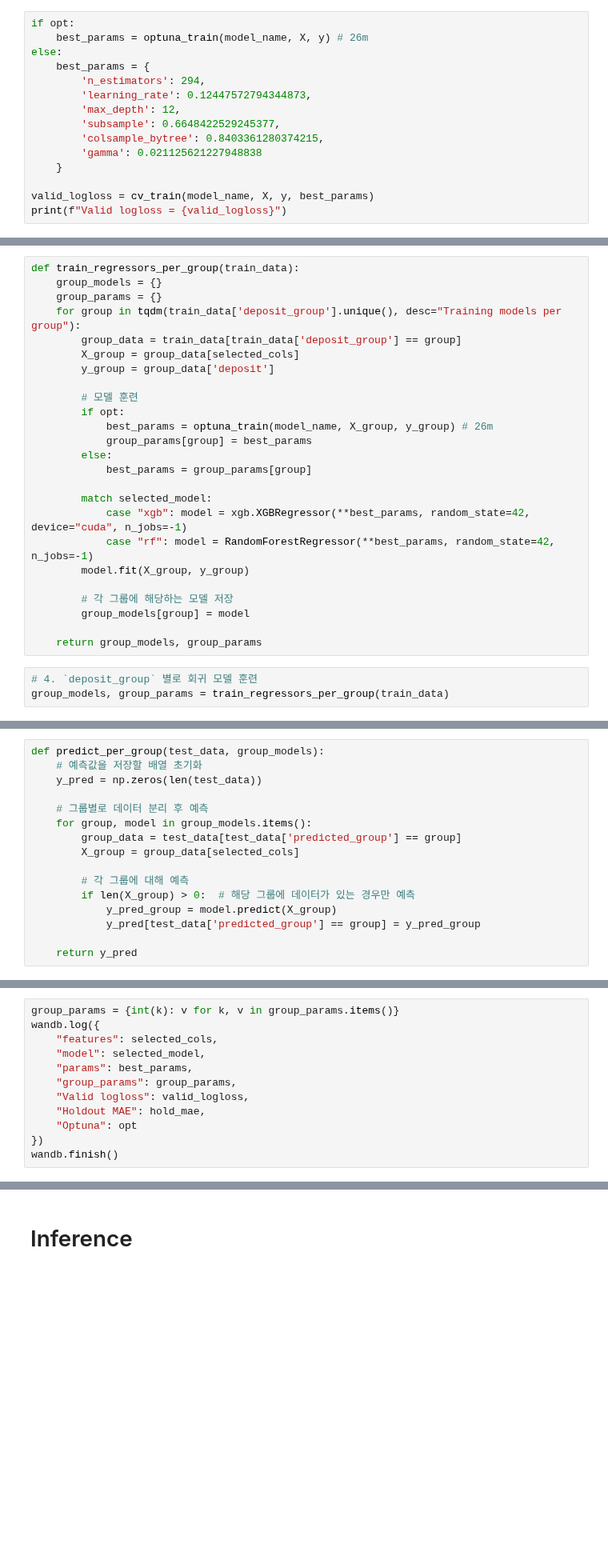
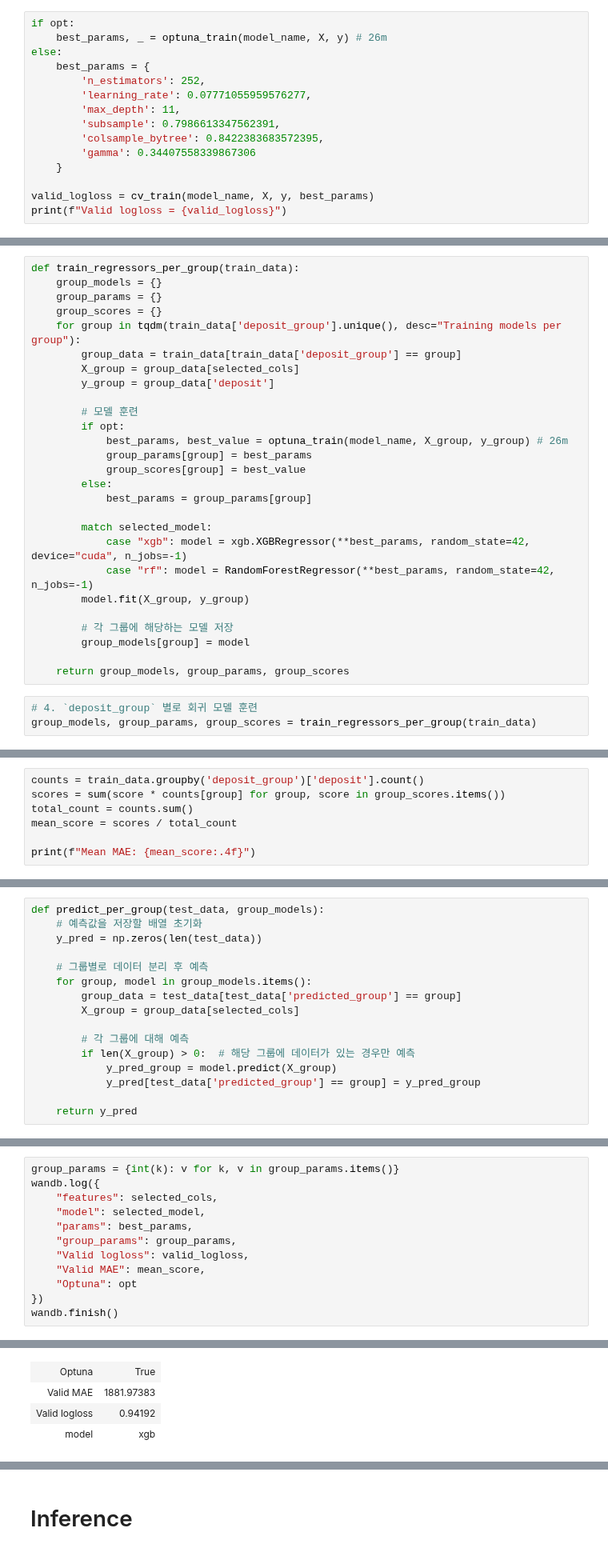
Before and after one commit to boostcampaitech7/level2-competitiveds-recsys-03, a Jupyter notebook: deposit_optuna.ipynb, the cells around one changed output, grey strips where cells are left out. Shown at 80% size. Cells and saved outputs as stored; diff of their text form; blank space fills up the shorter version.

Commit message:
fix: 함수 경로 수정 및 holdout 로직 삭제

```diff
--- a/deposit_optuna.ipynb
+++ b/deposit_optuna.ipynb
@@ -332,14 +346,14 @@ best_params = {'n_estimators': 144, 'max_depth': 29, 'min_samples_split': 8, 'mi
 # %%
 if opt:
-    best_params = optuna_train(model_name, X, y) # 26m
+    best_params, _ = optuna_train(model_name, X, y) # 26m
 else:
     best_params = {
-        'n_estimators': 294,
-        'learning_rate': 0.12447572794344873,
-        'max_depth': 12,
-        'subsample': 0.6648422529245377,
-        'colsample_bytree': 0.8403361280374215,
-        'gamma': 0.021125621227948838
+        'n_estimators': 252,
+        'learning_rate': 0.07771055959576277,
+        'max_depth': 11,
+        'subsample': 0.7986613347562391,
+        'colsample_bytree': 0.8422383683572395,
+        'gamma': 0.34407558339867306
     }
 
 valid_logloss = cv_train(model_name, X, y, best_params)
@@ -431,6 +470,7 @@ group_params = {
 def train_regressors_per_group(train_data):
     group_models = {}
     group_params = {}
+    group_scores = {}
     for group in tqdm(train_data['deposit_group'].unique(), desc="Training models per group"):
         group_data = train_data[train_data['deposit_group'] == group]
         X_group = group_data[selected_cols]
@@ -438,8 +478,9 @@ def train_regressors_per_group(train_data):
 
         # 모델 훈련
         if opt:
-            best_params = optuna_train(model_name, X_group, y_group) # 26m
+            best_params, best_value = optuna_train(model_name, X_group, y_group) # 26m
             group_params[group] = best_params
+            group_scores[group] = best_value
         else:
             best_params = group_params[group]
 
@@ -451,7 +492,7 @@ def train_regressors_per_group(train_data):
         # 각 그룹에 해당하는 모델 저장
         group_models[group] = model
 
-    return group_models, group_params
+    return group_models, group_params, group_scores
 # %%
 # 4. `deposit_group` 별로 회귀 모델 훈련
-group_models, group_params = train_regressors_per_group(train_data)
+group_models, group_params, group_scores = train_regressors_per_group(train_data)
@@ -473,0 +550,7 @@ def predict_per_group_hold(X_hold, group_models):
+# %%
+counts = train_data.groupby('deposit_group')['deposit'].count()
+scores = sum(score * counts[group] for group, score in group_scores.items())
+total_count = counts.sum()
+mean_score = scores / total_count
+
+print(f"Mean MAE: {mean_score:.4f}")
@@ -501,7 +582,8 @@ wandb.log({
     "params": best_params,
     "group_params": group_params,
     "Valid logloss": valid_logloss,
-    "Holdout MAE": hold_mae,
+    "Valid MAE": mean_score,
     "Optuna": opt
 })
 wandb.finish()
+# %% [output]
@@ -507,0 +594,4 @@ wandb.finish()
+| Optuna | True |
+| Valid MAE | 1881.97383 |
+| Valid logloss | 0.94192 |
+| model | xgb |
```
Also changed, not shown: parts of 22 cells of this notebook, 1 other file.
